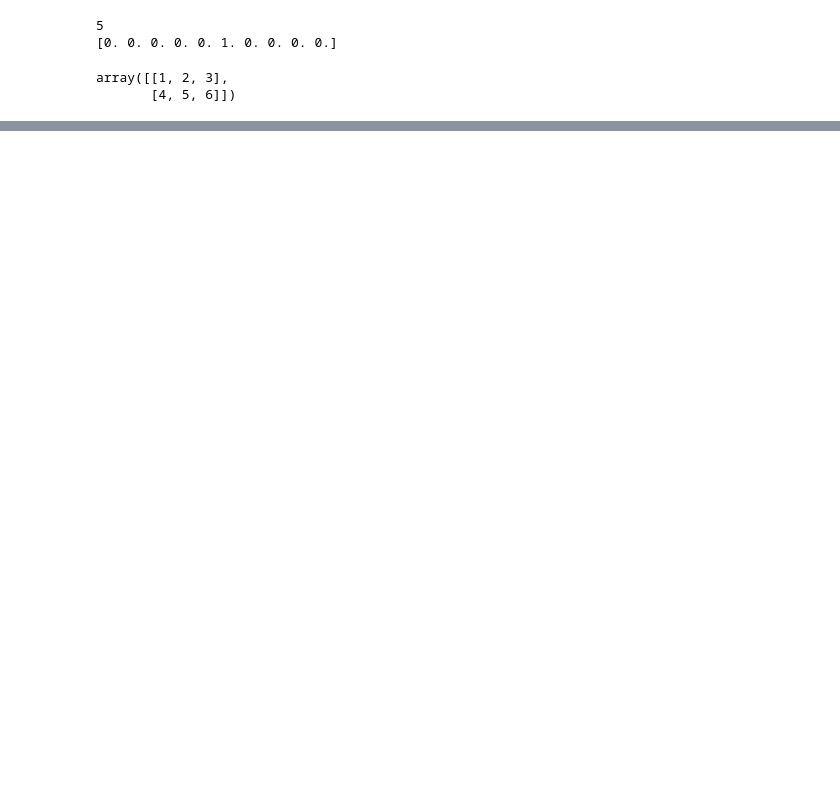
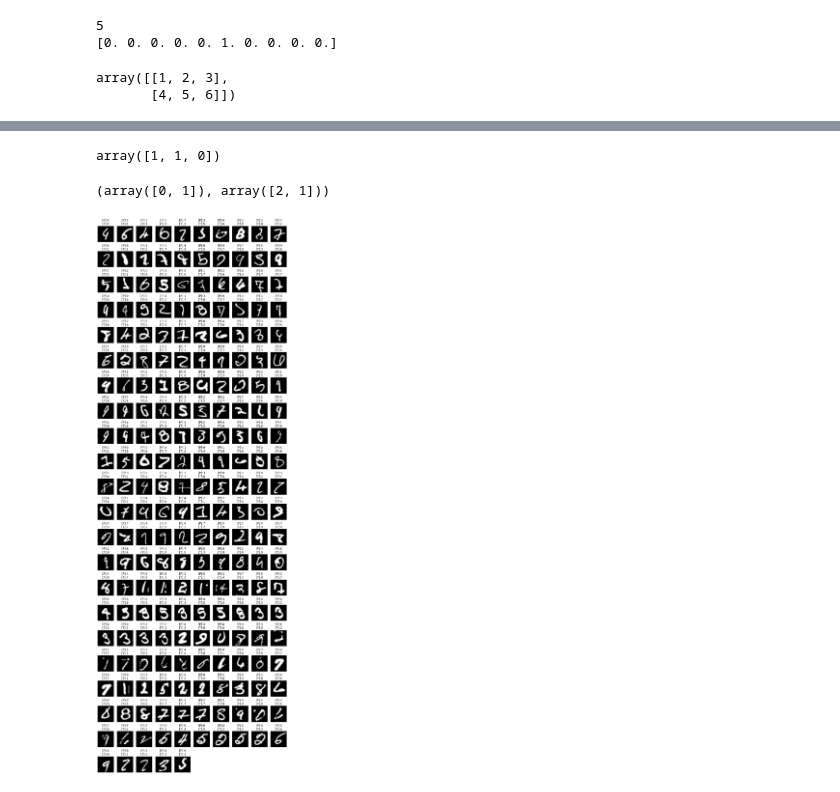
Before and after one commit to Elwing-Chou/tibaml1017, a Jupyter notebook: mlp.ipynb, the cells around one changed output, grey strips where cells are left out. Drawn from its saved outputs; the diff is of its cells as text; code cells hidden in the pictures; blank space fills up the shorter version.

```diff
--- a/mlp.ipynb
+++ b/mlp.ipynb
@@ -136,0 +156,3 @@ model.evaluate(x_test_norm, y_test_cat)
+# %%
+pre = model.predict(x_test_norm).argmax(axis=1)
+pre
@@ -136,0 +162,43 @@ model.evaluate(x_test_norm, y_test_cat)
+# %%
+# demo argmax
+# 不帶參數: 變成一個list, 把最大值的位置拿出來
+n = np.array([
+    [1, 4],
+    [2, 3],
+    [5, 0]
+])
+n.argmax()
+n.argmax(axis=0)
+# !!!我們用這個, axis=-1也可以
+n.argmax(axis=1)
+# %% [output]
+array([1, 1, 0])
+# %%
+# demo nonzero
+# 第一個非0位置再(0, 2)
+# 第二個非0位置再(1, 1)
+n = np.array([
+    [0, 0, 1],
+    [0, 2, 0]
+])
+# (所有非0位置的第一個座標, 所有非0位置的第二個座標)
+np.nonzero(n)
+# %% [output]
+(array([0, 1]), array([2, 1]))
+# %%
+import numpy as np
+idx = np.nonzero(pre != y_test)[0]
+false_pre = pre[idx]
+false_img = x_test[idx]
+false_true = y_test[idx]
+plt.figure(figsize=(14, 42))
+width = 10
+height = len(idx) // width + 1
+for i in range(len(idx)):
+    plt.subplot(height, width, i+1)
+    t = "[P]:{}\n[T]:{}".format(false_pre[i], false_true[i])
+    plt.title(t)
+    plt.axis("off")
+    plt.imshow(false_img[i], cmap="gray")
+# %% [output]
+[figure, added]
```
Also changed, not shown: parts of 4 cells of this notebook.
